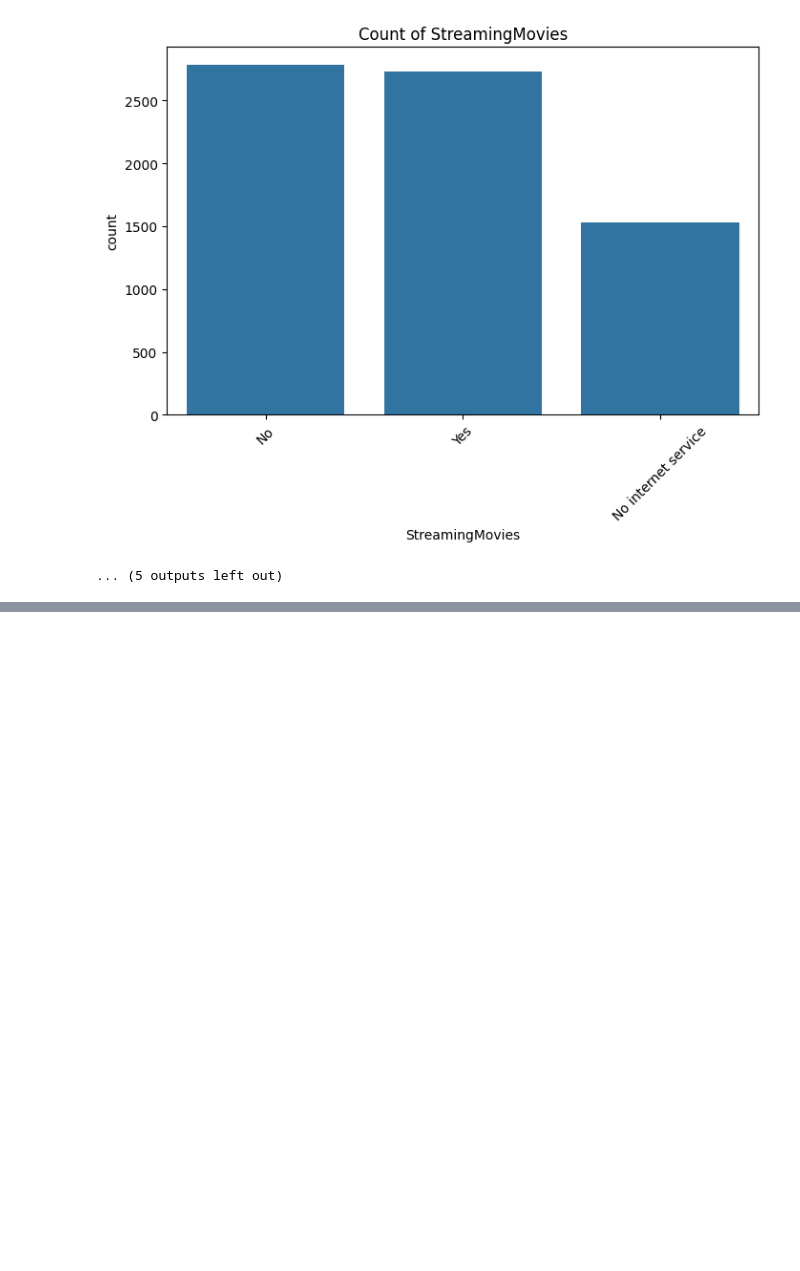
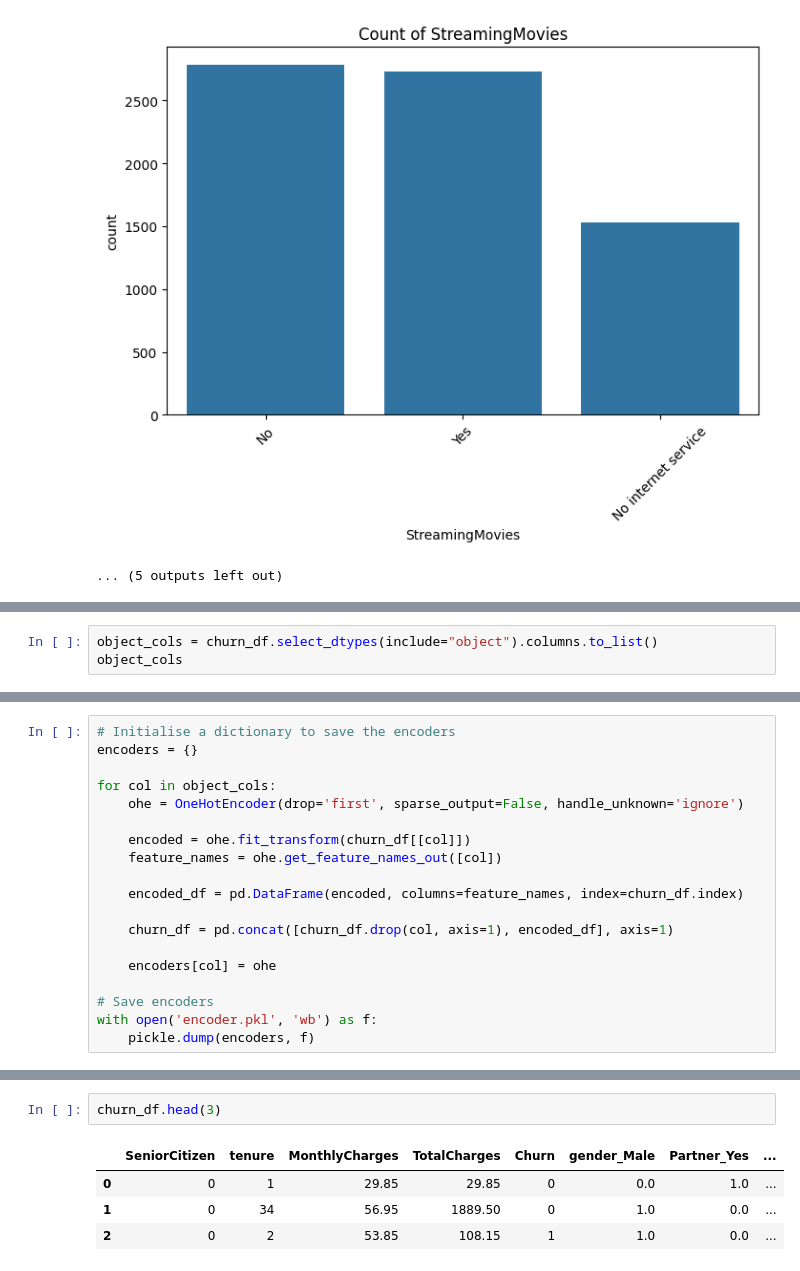
Before and after one commit to Anurag-Warthi/Machine-Learning-Projects, a Jupyter notebook: Machine Learning Projects/Customer Churn/Churn.ipynb, the cells around one changed output, grey strips where cells are left out. Cells and saved outputs as stored; diff of their text form; blank space fills up the shorter version.

```diff
--- a/Machine Learning Projects/Customer Churn/Churn.ipynb
+++ b/Machine Learning Projects/Customer Churn/Churn.ipynb
@@ -288,0 +311,3 @@ for col in object_cols:
+# %%
+object_cols = churn_df.select_dtypes(include="object").columns.to_list()
+object_cols
@@ -288,0 +330,19 @@ for col in object_cols:
+# %%
+# Initialise a dictionary to save the encoders
+encoders = {}
+
+for col in object_cols:
+    ohe = OneHotEncoder(drop='first', sparse_output=False, handle_unknown='ignore')
+
+    encoded = ohe.fit_transform(churn_df[[col]])
+    feature_names = ohe.get_feature_names_out([col])
+
+    encoded_df = pd.DataFrame(encoded, columns=feature_names, index=churn_df.index)
+
+    churn_df = pd.concat([churn_df.drop(col, axis=1), encoded_df], axis=1)
+
+    encoders[col] = ohe
+
+# Save encoders
+with open('encoder.pkl', 'wb') as f:
+    pickle.dump(encoders, f)
@@ -288,0 +367,7 @@ for col in object_cols:
+# %%
+churn_df.head(3)
+# %% [output]
+|  | SeniorCitizen | tenure | MonthlyCharges | TotalCharges | Churn | gender_Male | Partner_Yes | ... |
+| 0 | 0 | 1 | 29.85 | 29.85 | 0 | 0.0 | 1.0 | ... |
+| 1 | 0 | 34 | 56.95 | 1889.50 | 0 | 1.0 | 0.0 | ... |
+| 2 | 0 | 2 | 53.85 | 108.15 | 1 | 1.0 | 0.0 | ... |
```
Also changed, not shown: parts of 8 cells of this notebook, 1 other file.
